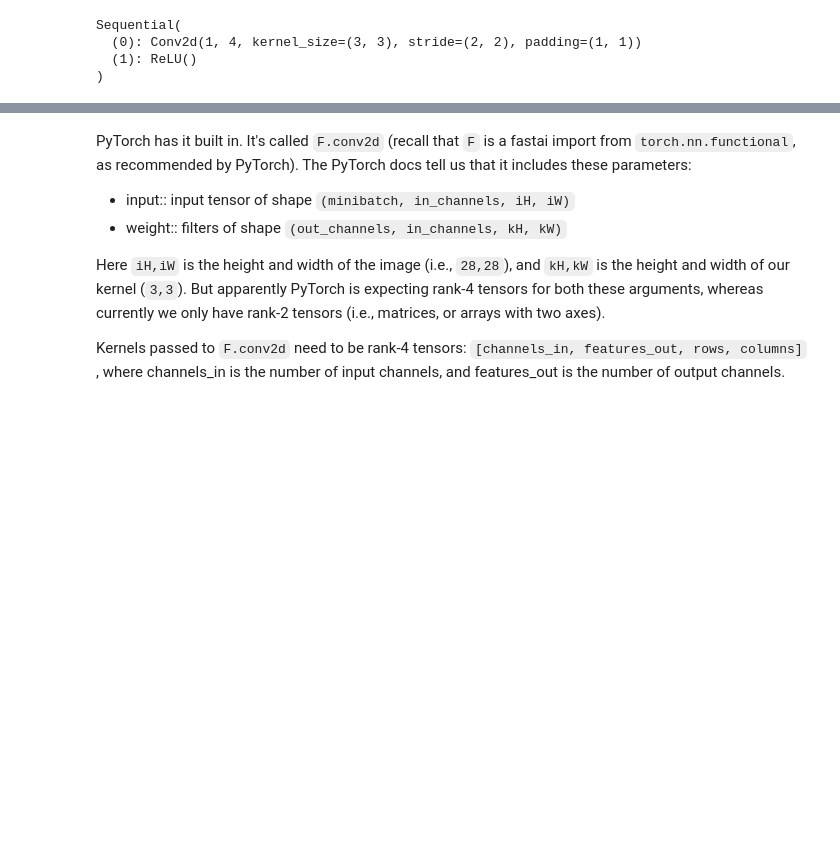
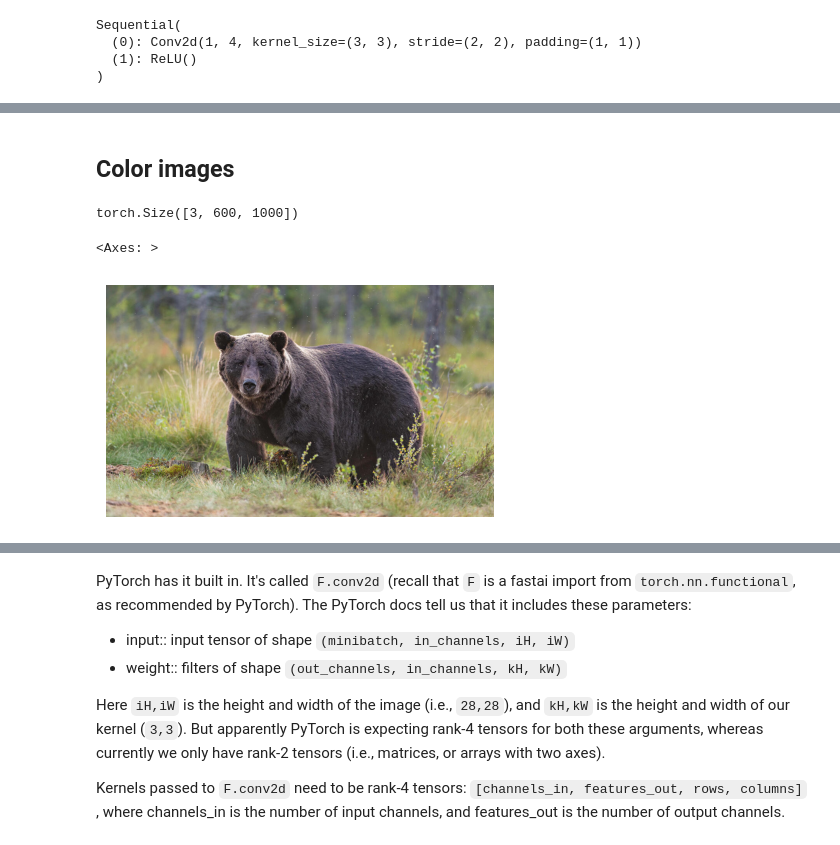
Before and after one commit to jalkestrup/fastai_course, a Jupyter notebook: 08_CNNs/CNN.ipynb, the cells around one changed output, grey strips where cells are left out. Saved outputs shown, nothing was run; the diff lists cells and outputs as text; code cells hidden in the pictures; blank space fills up the shorter version.

```diff
--- a/08_CNNs/CNN.ipynb
+++ b/08_CNNs/CNN.ipynb
@@ -155,0 +259,12 @@ Sequential(
+# %% [markdown]
+## Color images
+# %%
+im = image2tensor(Image.open('bear_ex.jpg'))
+im.shape
+# %% [output]
+torch.Size([3, 600, 1000])
+# %%
+show_image(im)
+# %% [output]
+<Axes: >
+[figure, added]
```
Also changed, not shown: parts of 24 cells of this notebook, 1 other file.
